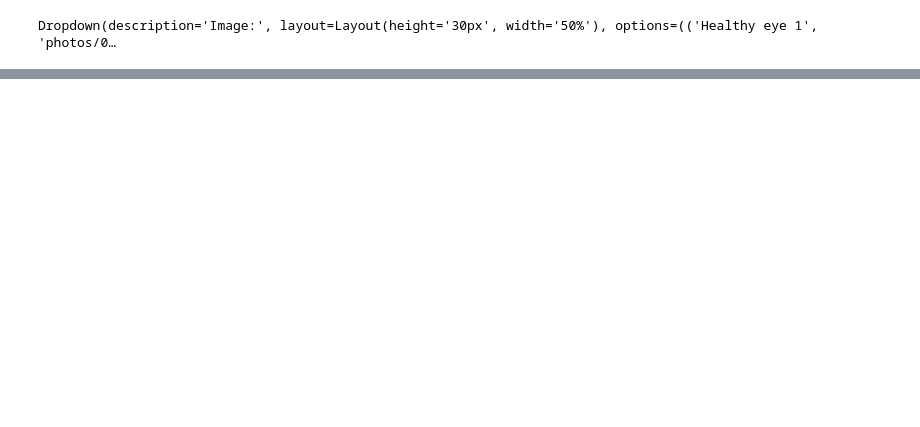
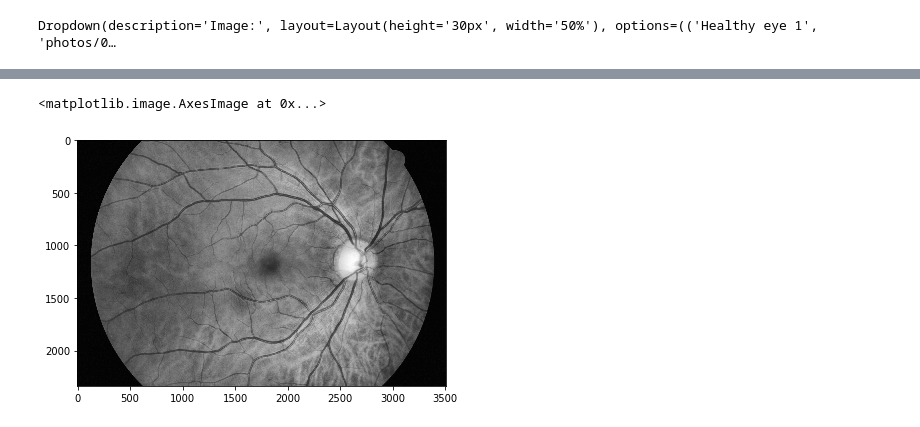
Before and after one commit to agnieszkaszuflak/DnoOka, a Jupyter notebook: Oko.ipynb, the cells around one changed output, grey strips where cells are left out. Saved outputs shown, nothing was run; the diff lists cells and outputs as text; code cells hidden in the pictures; blank space fills up the shorter version.

```diff
--- a/Oko.ipynb
+++ b/Oko.ipynb
@@ -37,0 +50,16 @@ plt.imshow(image, cmap=plt.cm.gray)
+# %%
+
+
+img = cv2.imread(selector.value,0)
+equ = cv2.equalizeHist(img)
+# create a CLAHE object (Arguments are optional)
+#CLAHE (Contrast Limited Adaptive Histogram Equalization)
+clahe = cv2.createCLAHE(clipLimit=2.0, tileGridSize=(8,8))
+cl1 = clahe.apply(img)
+#Zsres2 = np.hstack((img,cl1))
+#cv2.imwrite('hist_clahe1.jpg',cl1)
+# %%
+io.imshow(cl1)
+# %% [output]
+<matplotlib.image.AxesImage at 0x...>
+[figure, added]
```
Also changed, not shown: parts of 4 cells of this notebook.
